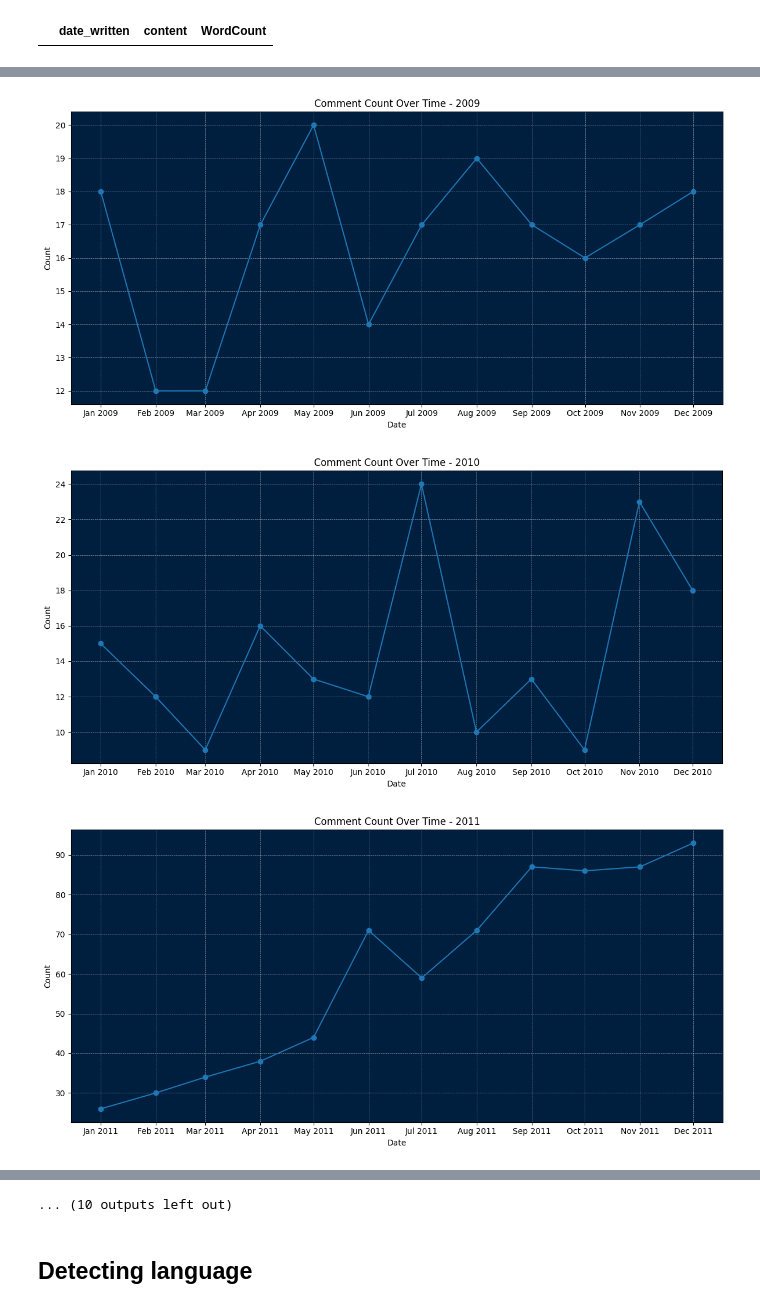
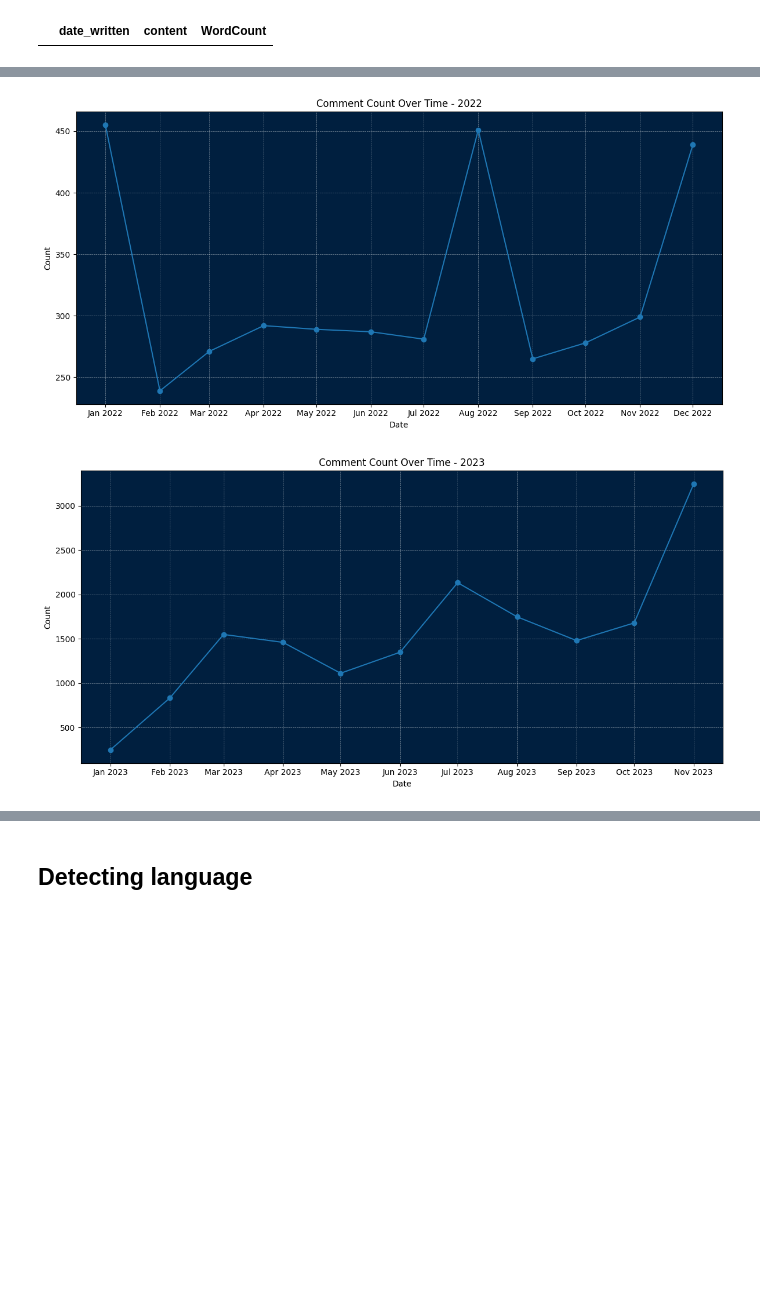
Before and after one commit to George-Michael-Dagogo/IMDB_tutorial, a Jupyter notebook: tari_explore.ipynb, the cells around one changed output, grey strips where cells are left out. Cells and saved outputs as stored; diff of their text form; code cells hidden in the pictures; blank space fills up the shorter version.

```diff
--- a/tari_explore.ipynb
+++ b/tari_explore.ipynb
@@ -258,7 +258,8 @@ date_count = ed['date_written'].value_counts()
 datecount = pd.DataFrame(date_count)
 datecount.reset_index(inplace=True)
 datecount['date_written'] = pd.to_datetime(datecount['date_written'], format='%B %Y')
-df_sorted = datecount.sort_values('date_written')
+filtered_df = datecount[datecount['date_written'].dt.year >= 2015]
+df_sorted = filtered_df.sort_values('date_written')
 grouped_by_year = df_sorted.groupby(df_sorted['date_written'].dt.year)
 
 # Plotting for each year
@@ -287,3 +288,2 @@ for year, group in grouped_by_year:
-[figure, old version]
+[figure, new version]
-[figure, old version]
+[figure, new version]
-[figure, removed]
@@ -292,4 +290,3 @@ for year, group in grouped_by_year:
-... (10 outputs left out)
 # %% [markdown]
 ## Detecting language
 # %%
```
Also changed, not shown: parts of 2 cells of this notebook.
